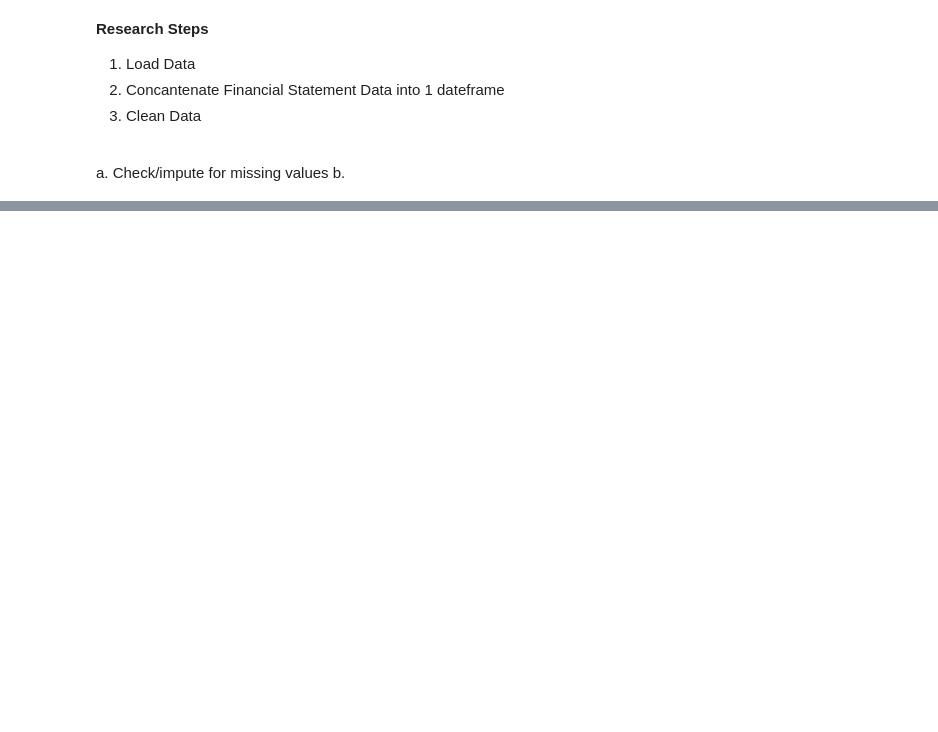
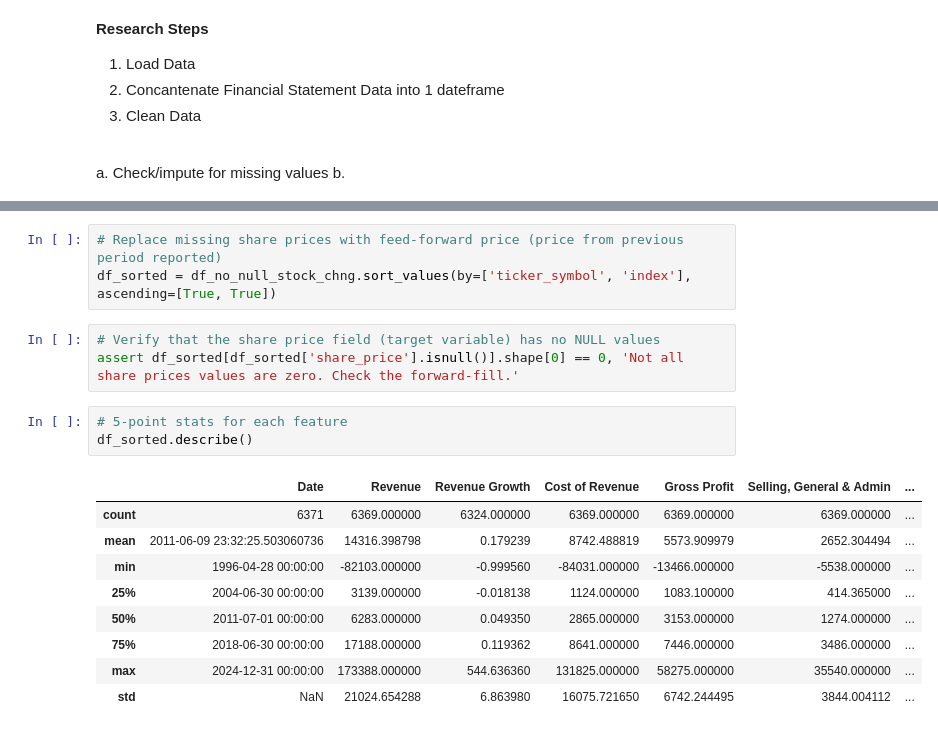
Before and after one commit to jasonericr/dissertation, a Jupyter notebook: dissertation.ipynb, the cells around one changed output, grey strips where cells are left out. Saved outputs shown, nothing was run; the diff lists cells and outputs as text; blank space fills up the shorter version.

```diff
--- a/dissertation.ipynb
+++ b/dissertation.ipynb
@@ -324,0 +388,19 @@ dtype: float64
+# %%
+# Replace missing share prices with feed-forward price (price from previous period reported)
+df_sorted = df_no_null_stock_chng.sort_values(by=['ticker_symbol', 'index'], ascending=[True, True])
+# %%
+# Verify that the share price field (target variable) has no NULL values
+assert df_sorted[df_sorted['share_price'].isnull()].shape[0] == 0, 'Not all share prices values are zero. Check the forward-fill.'
+# %%
+# 5-point stats for each feature
+df_sorted.describe()
+# %% [output]
+|  | Date | Revenue | Revenue Growth | Cost of Revenue | Gross Profit | Selling, General & Admin | ... |
+| count | 6371 | 6369.000000 | 6324.000000 | 6369.000000 | 6369.000000 | 6369.000000 | ... |
+| mean | 2011-06-09 23:32:25.503060736 | 14316.398798 | 0.179239 | 8742.488819 | 5573.909979 | 2652.304494 | ... |
+| min | 1996-04-28 00:00:00 | -82103.000000 | -0.999560 | -84031.000000 | -13466.000000 | -5538.000000 | ... |
+| 25% | 2004-06-30 00:00:00 | 3139.000000 | -0.018138 | 1124.000000 | 1083.100000 | 414.365000 | ... |
+| 50% | 2011-07-01 00:00:00 | 6283.000000 | 0.049350 | 2865.000000 | 3153.000000 | 1274.000000 | ... |
+| 75% | 2018-06-30 00:00:00 | 17188.000000 | 0.119362 | 8641.000000 | 7446.000000 | 3486.000000 | ... |
+| max | 2024-12-31 00:00:00 | 173388.000000 | 544.636360 | 131825.000000 | 58275.000000 | 35540.000000 | ... |
+| std | NaN | 21024.654288 | 6.863980 | 16075.721650 | 6742.244495 | 3844.004112 | ... |
```
Also changed, not shown: parts of 122 cells of this notebook.
